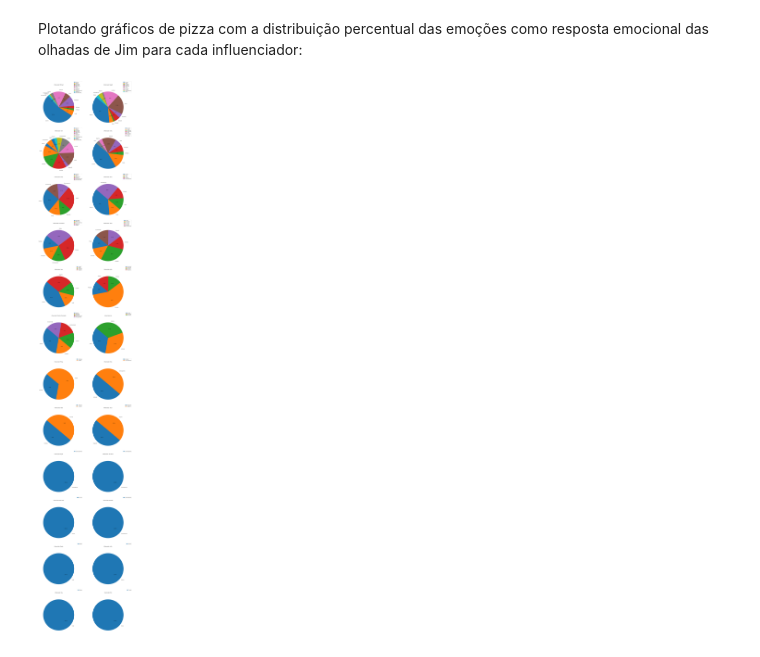
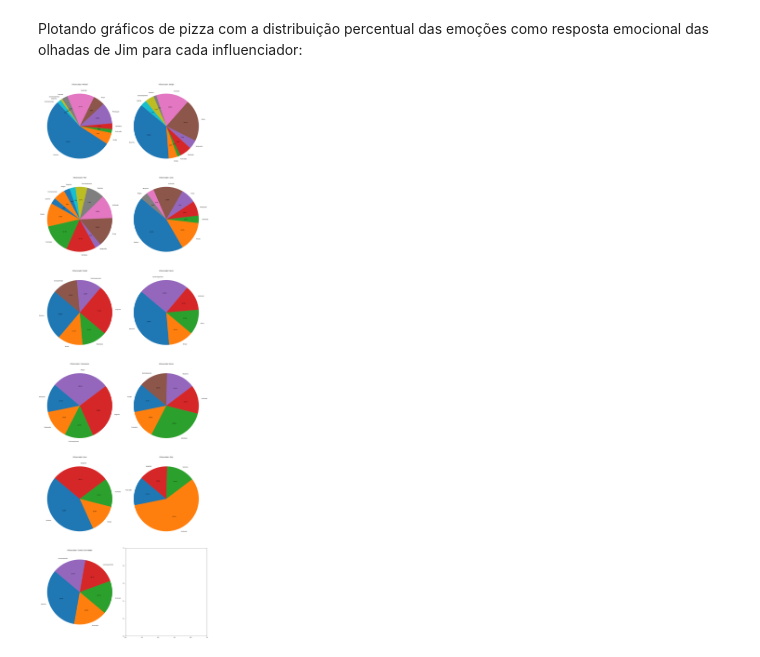
Before and after one commit to marinasbrum/ExploringNonverbalCommunication, a Jupyter notebook: Emotional_Responses_Analysis.ipynb, the cells around one changed output. Drawn from its saved outputs; the diff is of its cells as text; code cells hidden in the pictures.

```diff
--- a/Emotional_Responses_Analysis.ipynb
+++ b/Emotional_Responses_Analysis.ipynb
@@ -99,28 +100,29 @@ Plotando gráficos de pizza com a distribuição percentual das emoções como r
 # %%
 reverse = reverse.sort_values(by='Count', ascending=False)
 responses = teste['Emotional_Responses'].str.strip().unique()
 for response in responses:
     counts = teste[teste['Emotional_Responses'].str.strip() == response]['Influencer'].value_counts()
     reverse[response] = reverse['Influencer'].map(counts).fillna(0).astype(int)
     reverse[f'{response}_percentage'] = (reverse[response] / reverse['Count']) * 100
-fig, axes = plt.subplots(nrows = (len(reverse) + 1) // 2, ncols = 2, figsize = (20, 110))
+
+reverse = reverse[reverse['Count'] >= 5]
+fig, axes = plt.subplots(nrows = (len(reverse) + 1) // 2, ncols = 2, figsize=(20,65))
 
 for idx, influencer_row in enumerate(reverse.iterrows()):
     row_idx = idx // 2
     col_idx = idx % 2
     ax = axes[row_idx, col_idx]
     filtered_responses = [response for response in responses if influencer_row[1][response] > 0]
     percentages = influencer_row[1][[f'{response}_percentage' for response in filtered_responses]].tolist()
     labels = filtered_responses
 
     if filtered_responses:
         ax.pie(percentages, labels = labels, autopct = '%1.1f%%', startangle = 140)
         ax.set_title(f'\nInfluenciador: {influencer_row[1]["Influencer"]}')
+        #ax.legend(loc = 'best', bbox_to_anchor=(1.2, 1.1))
 
-        ax.axis('equal')
-        ax.legend(loc = 'best', bbox_to_anchor=(1.2, 1.1))
-fig.subplots_adjust(wspace = 2.4, hspace = 0.6)
+fig.subplots_adjust(wspace = 0.5, hspace = 0.5)
 plt.tight_layout()
 plt.show()
 # %% [output]
-[figure, old version]
+[figure, new version]
```
Also changed, not shown: parts of 3 cells of this notebook.
